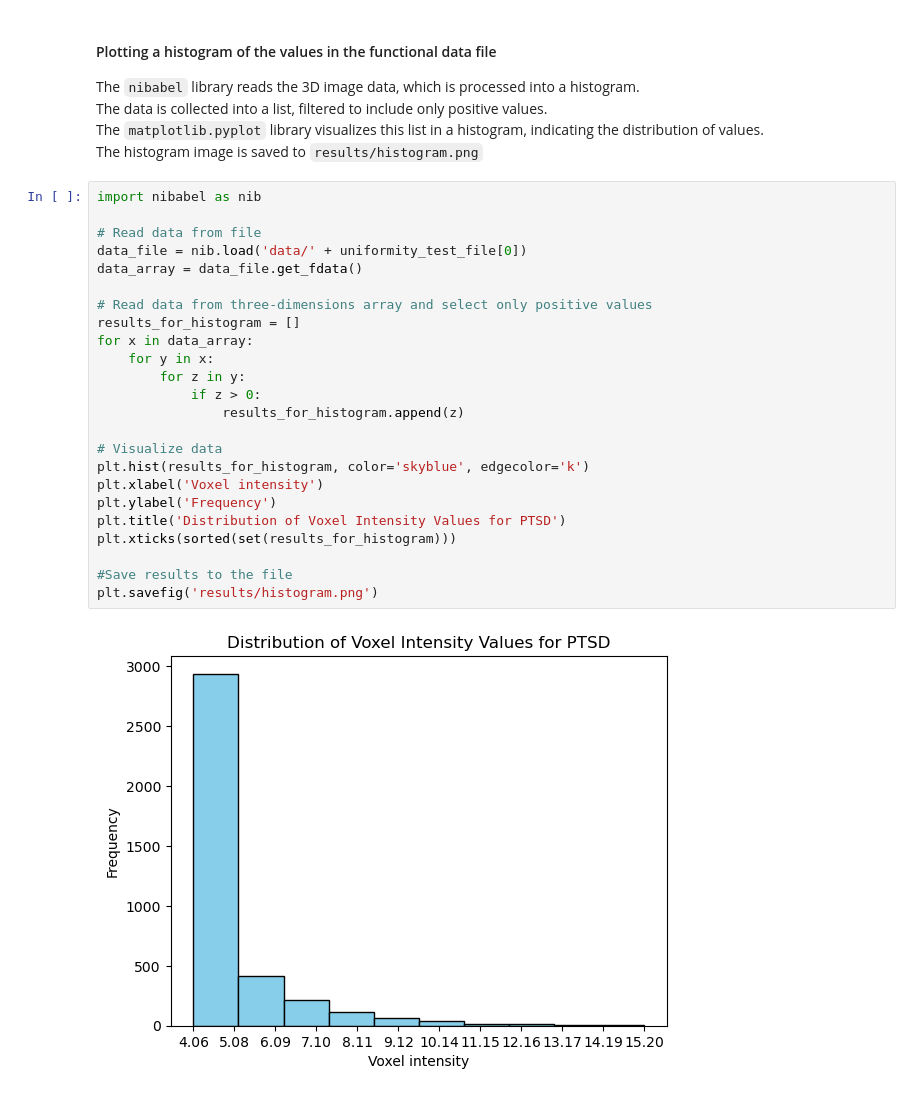
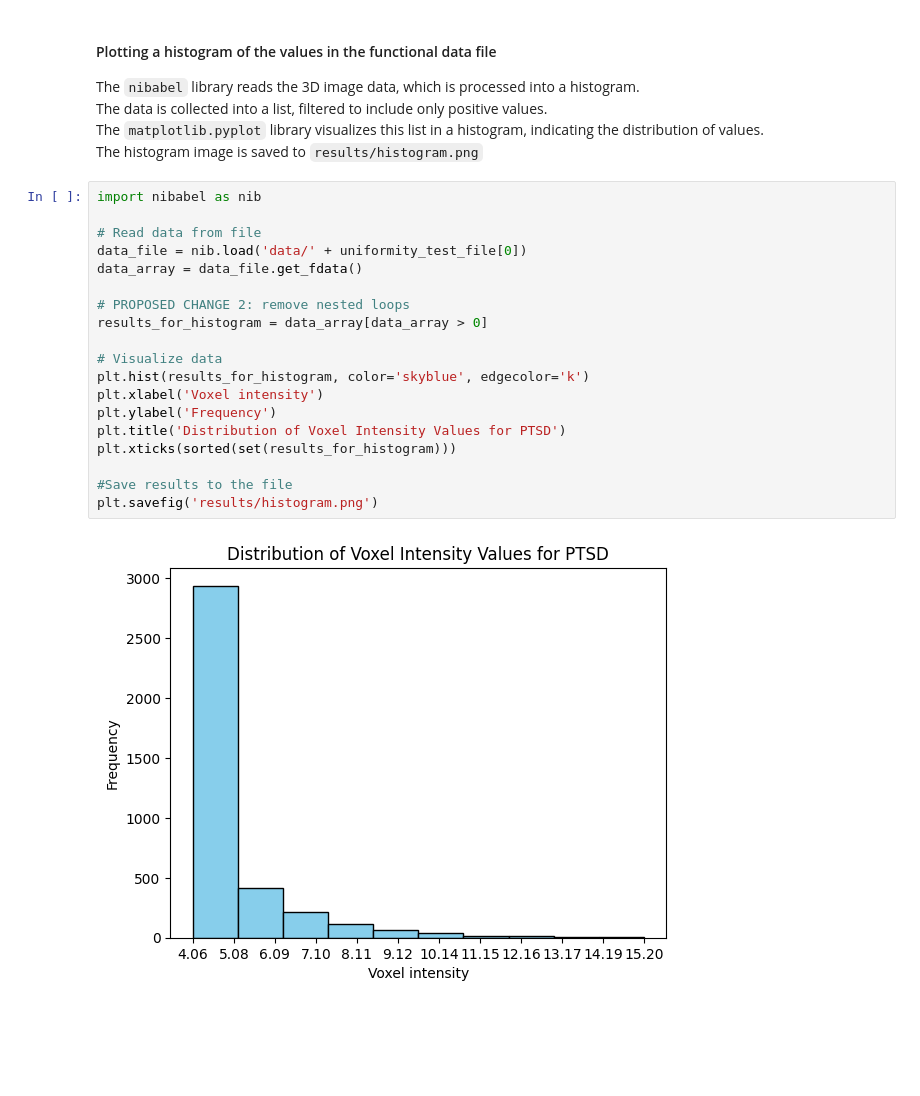
Before and after one commit to pecherkina/propsy-home-assignment, a Jupyter notebook: ptsd-visualization.ipynb, the cells around one changed output. Saved outputs shown, nothing was run; the diff lists cells and outputs as text; blank space fills up the shorter version.

```diff
--- a/ptsd-visualization.ipynb
+++ b/ptsd-visualization.ipynb
@@ -67,26 +67,21 @@ The histogram image is saved to ``results/histogram.png``
 # %%
 import nibabel as nib
 
 # Read data from file
 data_file = nib.load('data/' + uniformity_test_file[0])
 data_array = data_file.get_fdata()
 
-# Read data from three-dimensions array and select only positive values
-results_for_histogram = []
-for x in data_array:
-    for y in x:
-        for z in y:
-            if z > 0:
-                results_for_histogram.append(z)
+# PROPOSED CHANGE 2: remove nested loops
+results_for_histogram = data_array[data_array > 0]
 
 # Visualize data
 plt.hist(results_for_histogram, color='skyblue', edgecolor='k')
 plt.xlabel('Voxel intensity')
 plt.ylabel('Frequency')
 plt.title('Distribution of Voxel Intensity Values for PTSD')
 plt.xticks(sorted(set(results_for_histogram)))
 
 #Save results to the file
 plt.savefig('results/histogram.png')
 # %% [output]
-[figure, old version]
+[figure, new version]
```
Also changed, not shown: parts of 1 cell of this notebook, 2 other files.
